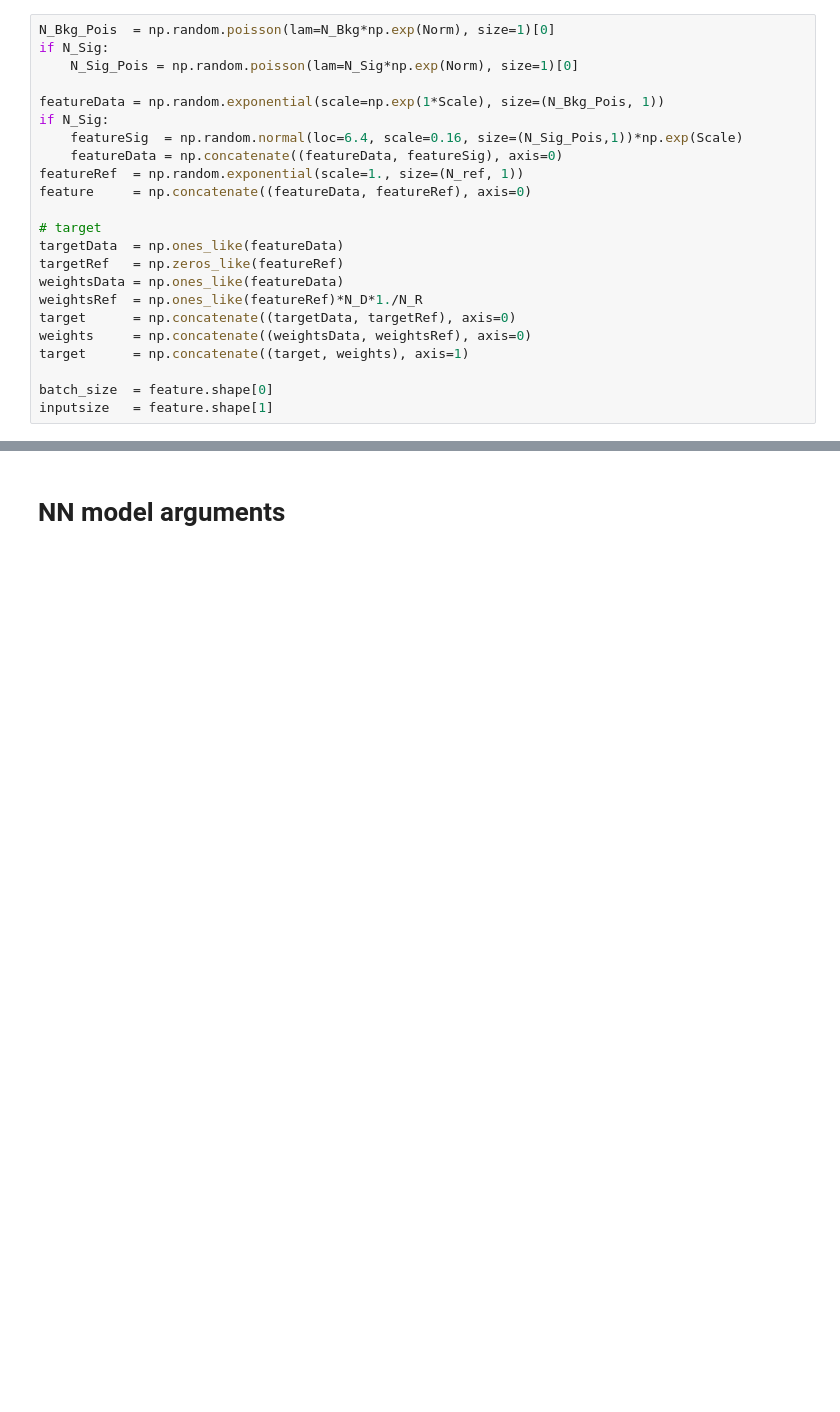
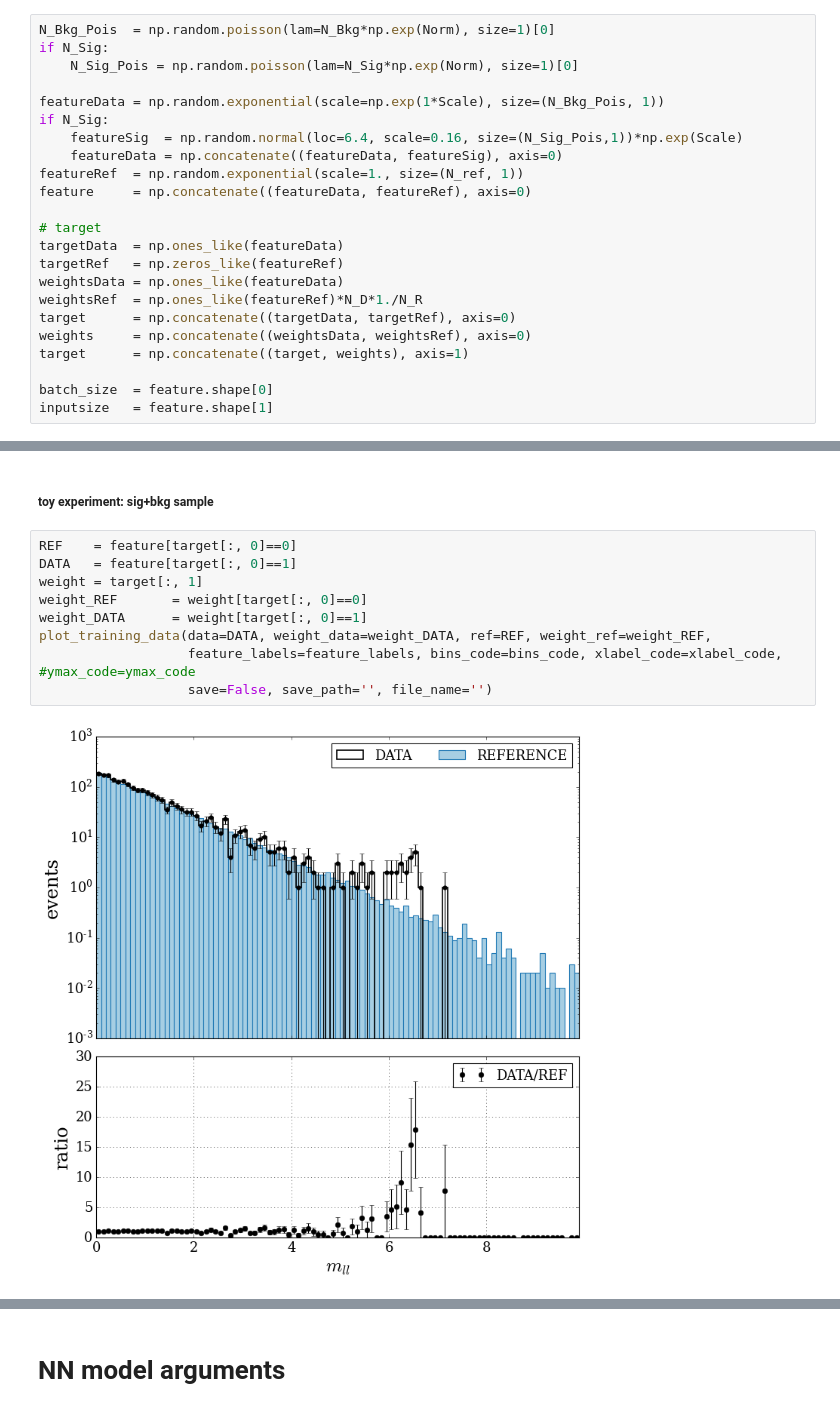
Before and after one commit to GaiaGrosso/NPLM_package, a Jupyter notebook: example_1D/1D_tutorial.ipynb, the cells around one changed output, grey strips where cells are left out. Saved outputs shown, nothing was run; the diff lists cells and outputs as text; blank space fills up the shorter version.

```diff
--- a/example_1D/1D_tutorial.ipynb
+++ b/example_1D/1D_tutorial.ipynb
@@ -152,0 +101,13 @@ for key in feature_labels:
+# %% [markdown]
+##### toy experiment: sig+bkg sample
+# %%
+REF    = feature[target[:, 0]==0]
+DATA   = feature[target[:, 0]==1]
+weight = target[:, 1]
+weight_REF       = weight[target[:, 0]==0]
+weight_DATA      = weight[target[:, 0]==1]
+plot_training_data(data=DATA, weight_data=weight_DATA, ref=REF, weight_ref=weight_REF,
+                   feature_labels=feature_labels, bins_code=bins_code, xlabel_code=xlabel_code, #ymax_code=ymax_code
+                   save=False, save_path='', file_name='')
+# %% [output]
+[figure, added]
```
Also changed, not shown: parts of 38 cells of this notebook, 24 other files.
